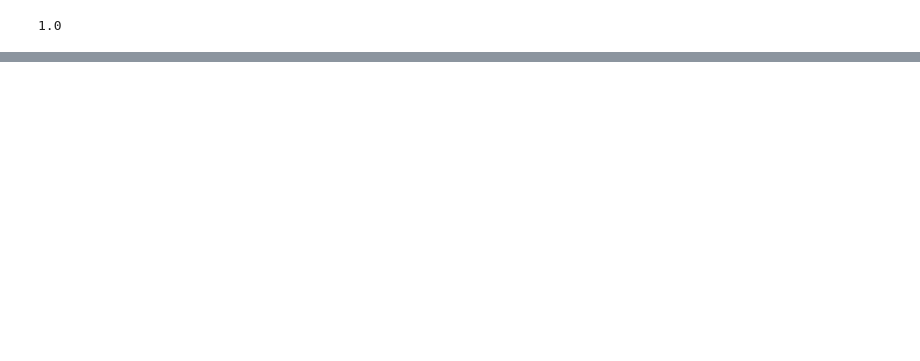
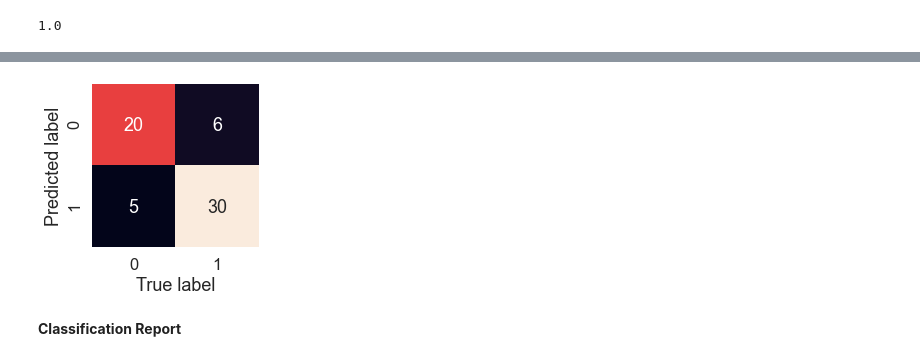
Before and after one commit to abdullahmafuz/machine-learing, a Jupyter notebook: scikit-learn/introduction_to_scikit.ipynb, the cells around one changed output, grey strips where cells are left out. Cells and saved outputs as stored; diff of their text form; code cells hidden in the pictures; blank space fills up the shorter version.

```diff
--- a/scikit-learn/introduction_to_scikit.ipynb
+++ b/scikit-learn/introduction_to_scikit.ipynb
@@ -155,0 +535,12 @@ load_model.score(x_test, y_test)
+# %%
+from sklearn.model_selection import cross_val_score
+from sklearn.ensemble import RandomForestClassifier
+
+np.random.seed(42)
+
+X = heart_disease.drop("target", axis=1)
+y = heart_disease["target"]
+
+X_train, X_test, y_train, y_test = train_test_split(X, y, test_size=0.2)
+clf = RandomForestClassifier()
+clf.fit(X_train, y_train)
@@ -155,0 +666,18 @@ load_model.score(x_test, y_test)
+# %%
+def plot_conf_mat(conf_mat):
+    """
+    plot a confusion matrix using seaborns heatmao().
+    """
+    fig, ax = plt.subplots(figsize=(3,3))
+    ax = sns.heatmap(conf_mat,
+                     annot=True,
+                      cbar=False)
+
+    plt.ylabel('Predicted label')
+    plt.xlabel('True label')
+
+plot_conf_mat(conf_mat)
+# %% [output]
+[figure, added]
+# %% [markdown]
+**Classification Report**
```
Also changed, not shown: parts of 98 cells of this notebook, 7 other files.
